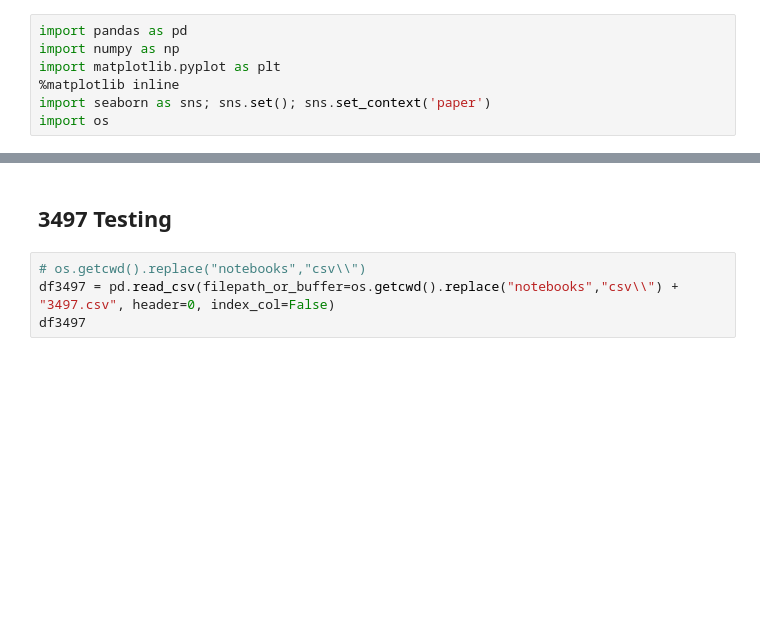
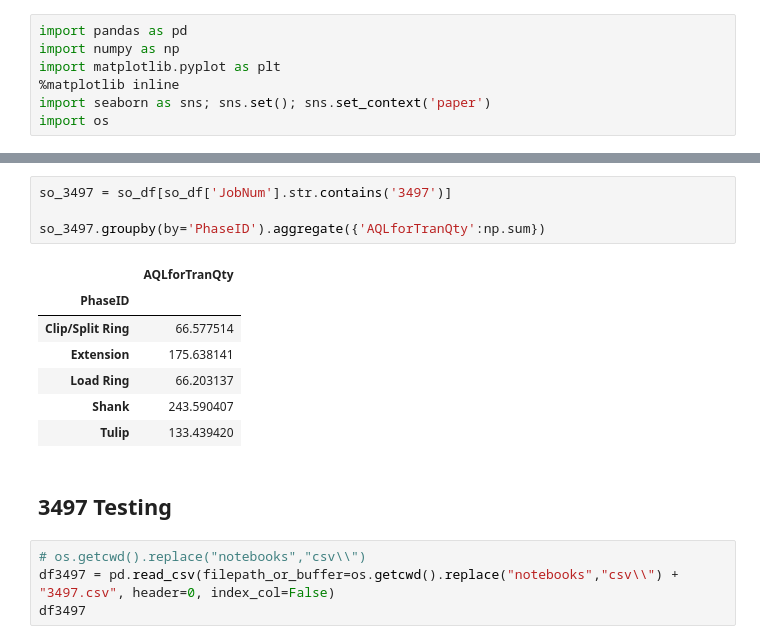
Before and after one commit to tall-geese/AQL-order-breakdown, a Jupyter notebook: notebooks/Analysis of Modular Components Impact on AQL.ipynb, the cells around one changed output, grey strips where cells are left out. Drawn from its saved outputs; the diff is of its cells as text; blank space fills up the shorter version.

```diff
--- a/notebooks/Analysis of Modular Components Impact on AQL.ipynb
+++ b/notebooks/Analysis of Modular Components Impact on AQL.ipynb
@@ -8,3 +48,15 @@ import os
+# %%
+so_3497 = so_df[so_df['JobNum'].str.contains('3497')]
+
+so_3497.groupby(by='PhaseID').aggregate({'AQLforTranQty':np.sum})
+# %% [output]
+|  | AQLforTranQty |
+| PhaseID |  |
+| Clip/Split Ring | 66.577514 |
+| Extension | 175.638141 |
+| Load Ring | 66.203137 |
+| Shank | 243.590407 |
+| Tulip | 133.439420 |
 # %% [markdown]
 ## 3497 Testing
 # %%
```
Also changed, not shown: parts of 5 cells of this notebook.
